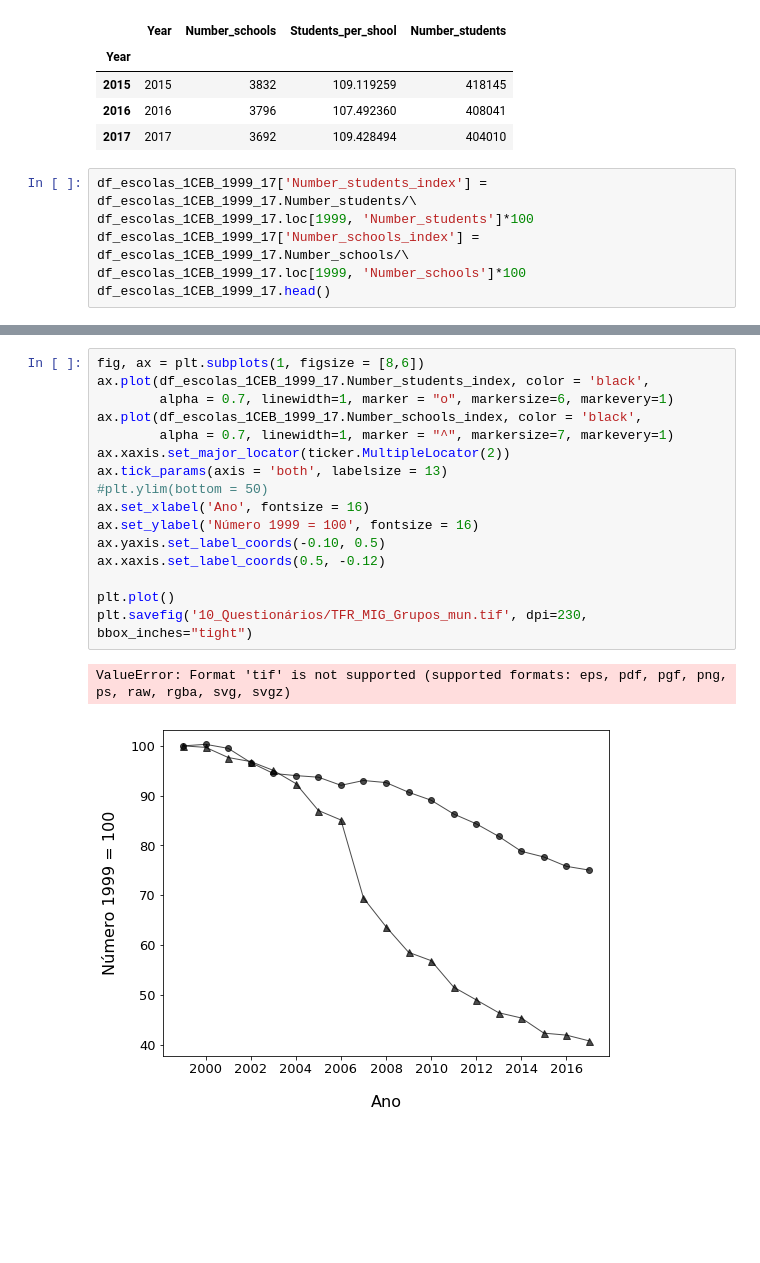
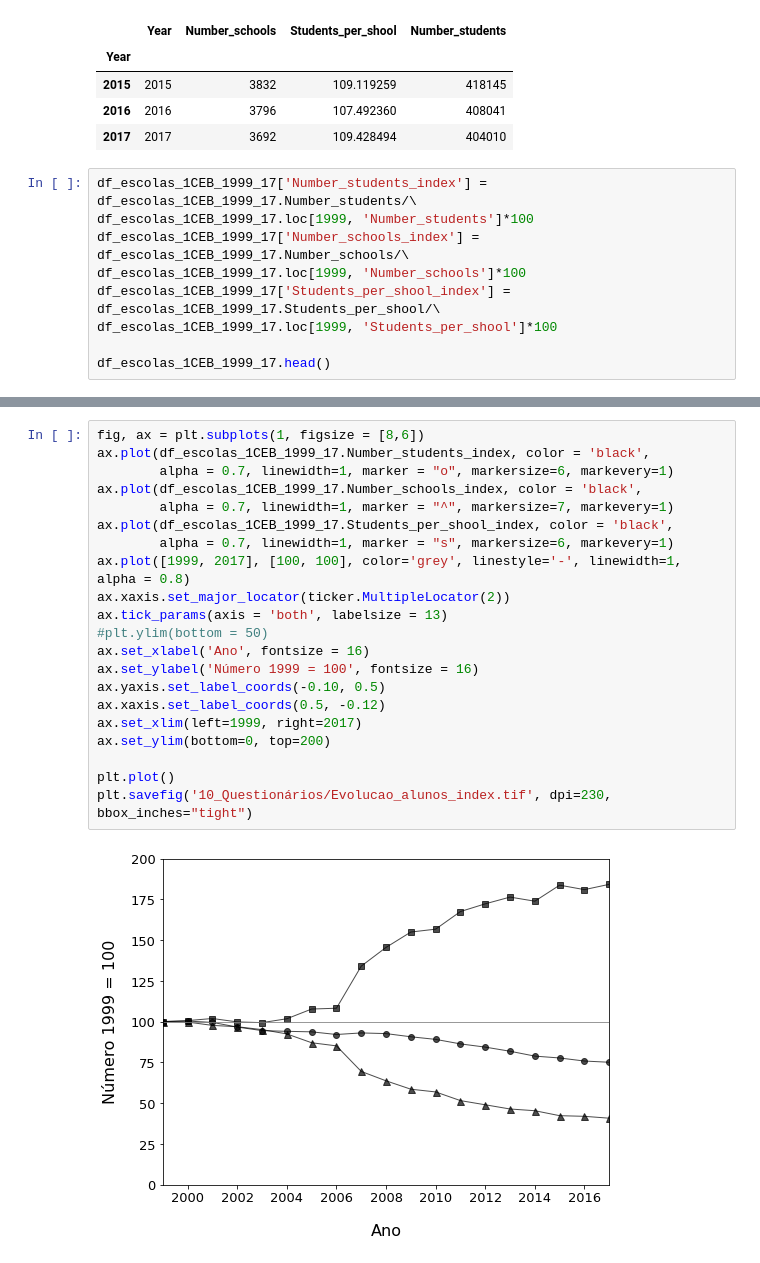
Before and after one commit to joaodolobo/Graficos_evolucao_escolas, a Jupyter notebook: Grafico_escolas.ipynb, the cells around one changed output, grey strips where cells are left out. Saved outputs shown, nothing was run; the diff lists cells and outputs as text; blank space fills up the shorter version.

```diff
--- a/Grafico_escolas.ipynb
+++ b/Grafico_escolas.ipynb
@@ -26,6 +26,9 @@ df_escolas_1CEB_1999_17['Number_students_index'] = df_escolas_1CEB_1999_17.Numbe
 df_escolas_1CEB_1999_17.loc[1999, 'Number_students']*100
 df_escolas_1CEB_1999_17['Number_schools_index'] = df_escolas_1CEB_1999_17.Number_schools/\
 df_escolas_1CEB_1999_17.loc[1999, 'Number_schools']*100
+df_escolas_1CEB_1999_17['Students_per_shool_index'] = df_escolas_1CEB_1999_17.Students_per_shool/\
+df_escolas_1CEB_1999_17.loc[1999, 'Students_per_shool']*100
+
 df_escolas_1CEB_1999_17.head()
 # %% [output]
 A value is trying to be set on a copy of a slice from a DataFrame.
@@ -51,19 +66,23 @@ ax.plot(df_escolas_1CEB.loc[1999:2017,'Number_students'], color = 'black',
 # %%
 fig, ax = plt.subplots(1, figsize = [8,6])
 ax.plot(df_escolas_1CEB_1999_17.Number_students_index, color = 'black',
         alpha = 0.7, linewidth=1, marker = "o", markersize=6, markevery=1)
 ax.plot(df_escolas_1CEB_1999_17.Number_schools_index, color = 'black',
         alpha = 0.7, linewidth=1, marker = "^", markersize=7, markevery=1)
+ax.plot(df_escolas_1CEB_1999_17.Students_per_shool_index, color = 'black',
+        alpha = 0.7, linewidth=1, marker = "s", markersize=6, markevery=1)
+ax.plot([1999, 2017], [100, 100], color='grey', linestyle='-', linewidth=1, alpha = 0.8)
 ax.xaxis.set_major_locator(ticker.MultipleLocator(2))
 ax.tick_params(axis = 'both', labelsize = 13)
 #plt.ylim(bottom = 50)
 ax.set_xlabel('Ano', fontsize = 16)
 ax.set_ylabel('Número 1999 = 100', fontsize = 16)
 ax.yaxis.set_label_coords(-0.10, 0.5)
 ax.xaxis.set_label_coords(0.5, -0.12)
+ax.set_xlim(left=1999, right=2017)
+ax.set_ylim(bottom=0, top=200)
 
 plt.plot()
-plt.savefig('10_Questionários/TFR_MIG_Grupos_mun.tif', dpi=230,  bbox_inches="tight")
+plt.savefig('10_Questionários/Evolucao_alunos_index.tif', dpi=230,  bbox_inches="tight")
 # %% [output]
-ValueError: Format 'tif' is not supported (supported formats: eps, pdf, pgf, png, ps, raw, rgba, svg, svgz)
-[figure, old version]
+[figure, new version]
```
Also changed, not shown: parts of 3 cells of this notebook.
